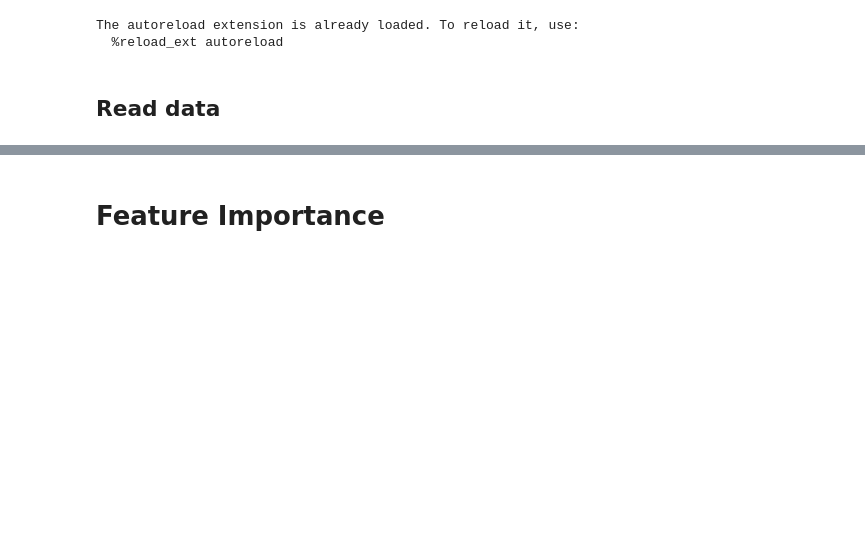
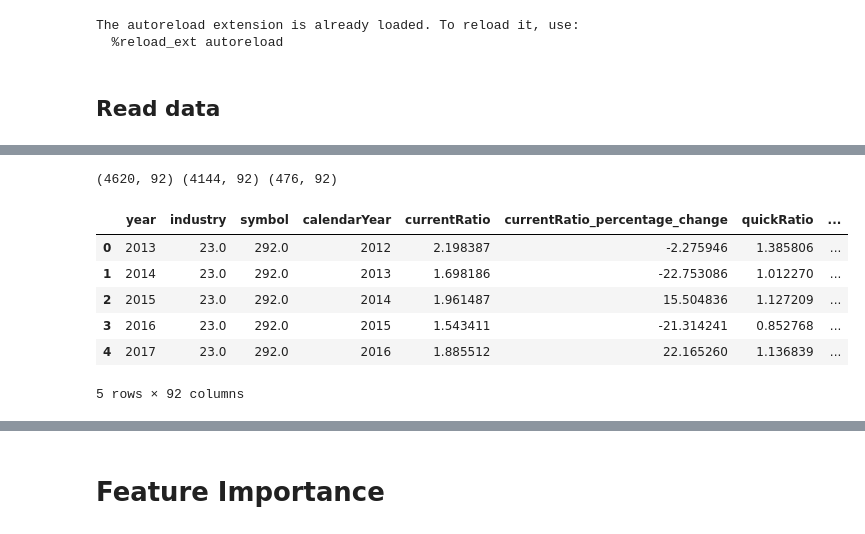
Before and after one commit to akin-aroge/dividend-cut-predictor, a Jupyter notebook: notebooks/04-feature-importance-analysis.ipynb, the cells around one changed output, grey strips where cells are left out. Drawn from its saved outputs; the diff is of its cells as text; code cells hidden in the pictures; blank space fills up the shorter version.

```diff
--- a/notebooks/04-feature-importance-analysis.ipynb
+++ b/notebooks/04-feature-importance-analysis.ipynb
@@ -50,3 +37,36 @@ train_data.head()
+# %%
+# get data
+training_data = train.get_training_data(file_path=training_data_path)
+
+from src.modelling import transforms
+from sklearn.pipeline import Pipeline
+
+categorical_features = ['industry', 'symbol']
+collinear_thresh = 0.98
+label_col_name = 'dps_change_next_year'
+
+pipeline = Pipeline(steps=[
+    ('cat_to_ordinal_cols', transforms.ColumnsOrdinalEncoder(col_names=categorical_features)),
+    ('remove collinear columns', transforms.CollinearColsRemover(thresh=collinear_thresh,
+                                                                    label_col=label_col_name)),
+])
+
+
+training_data = pipeline.fit_transform(training_data)
+
+# split dataset
+train_data, test_data = train.train_test_split(df=training_data, final_year=final_year)
+print(training_data.shape, train_data.shape, test_data.shape)
+training_data.head()
+# %% [output]
+(4620, 92) (4144, 92) (476, 92)
+|  | year | industry | symbol | calendarYear | currentRatio | currentRatio_percentage_change | quickRatio | ... |
+| 0 | 2013 | 23.0 | 292.0 | 2012 | 2.198387 | -2.275946 | 1.385806 | ... |
+| 1 | 2014 | 23.0 | 292.0 | 2013 | 1.698186 | -22.753086 | 1.012270 | ... |
+| 2 | 2015 | 23.0 | 292.0 | 2014 | 1.961487 | 15.504836 | 1.127209 | ... |
+| 3 | 2016 | 23.0 | 292.0 | 2015 | 1.543411 | -21.314241 | 0.852768 | ... |
+| 4 | 2017 | 23.0 | 292.0 | 2016 | 1.885512 | 22.165260 | 1.136839 | ... |
+5 rows × 92 columns
 # %%
 test_data.head()
 # %% [output]
```
Also changed, not shown: parts of 10 cells of this notebook, 21 other files.
